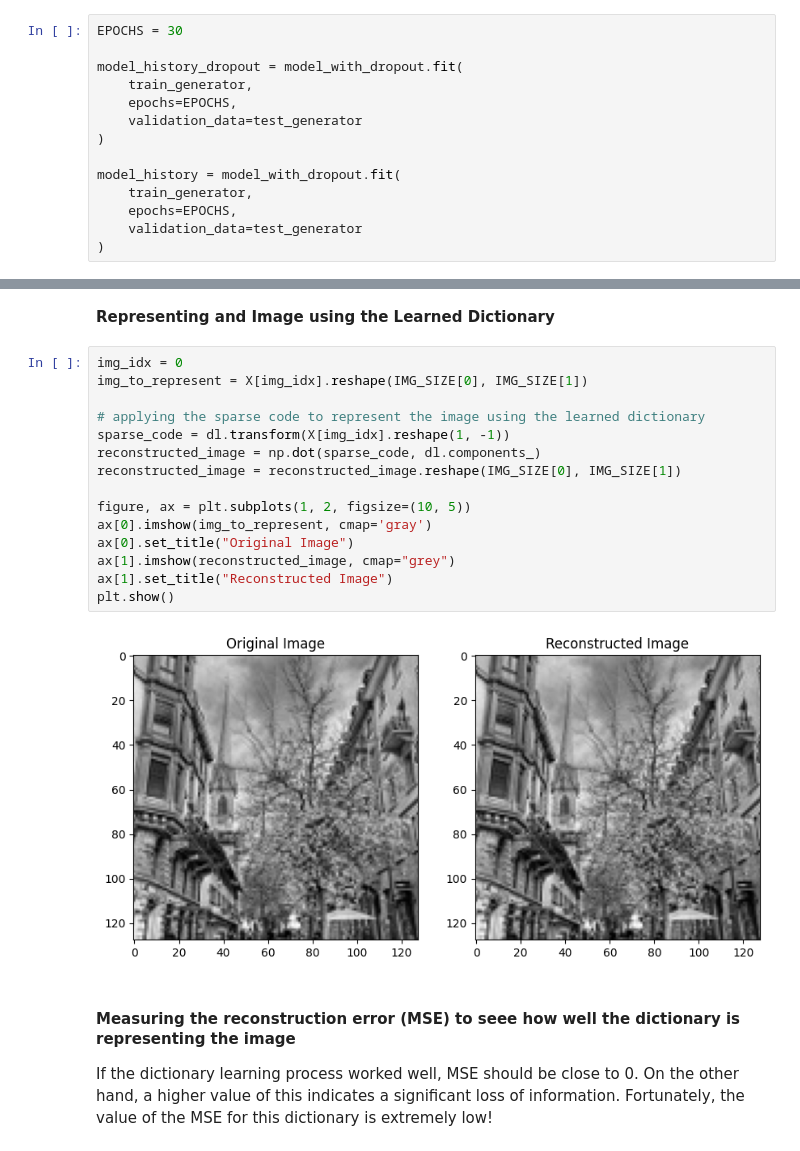
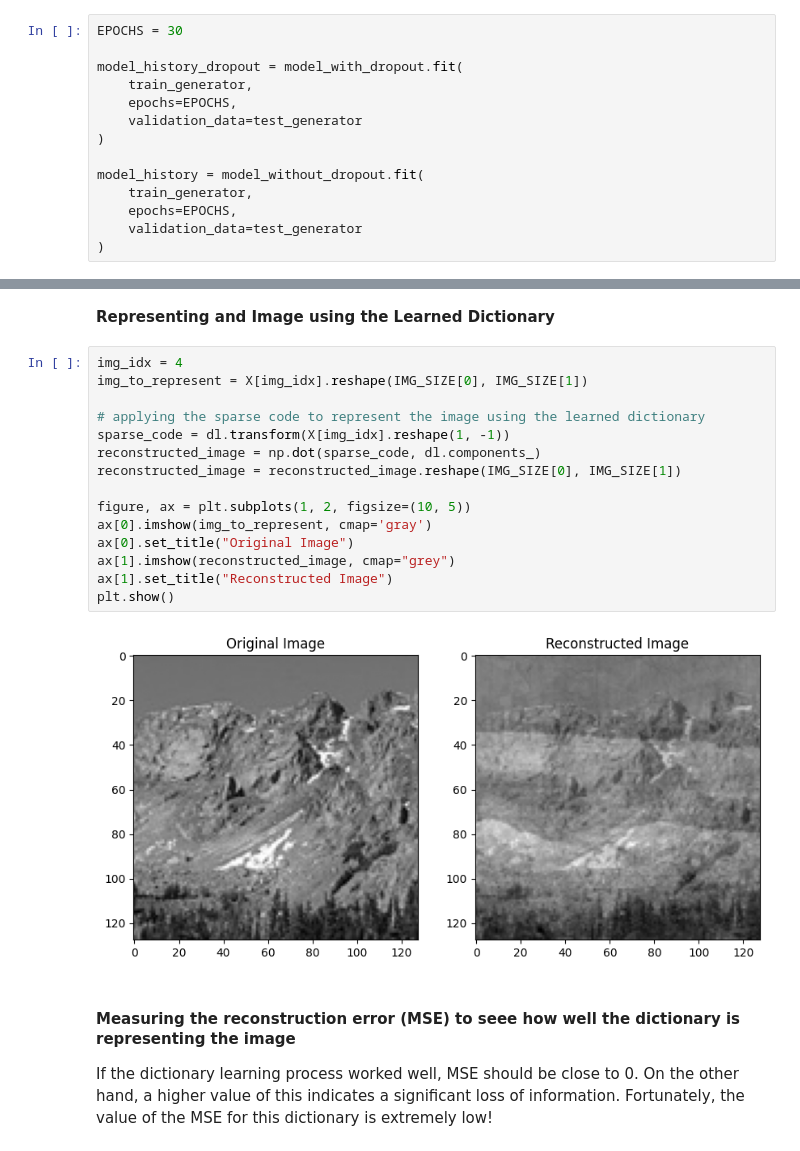
Before and after one commit to kebtes/iCog-Task, a Jupyter notebook: sparsity_task/main.ipynb, the cells around one changed output, grey strips where cells are left out. Cells and saved outputs as stored; diff of their text form.

```diff
--- a/sparsity_task/main.ipynb
+++ b/sparsity_task/main.ipynb
@@ -121,7 +121,7 @@ model_history_dropout = model_with_dropout.fit(
     validation_data=test_generator
 )
 
-model_history = model_with_dropout.fit(
+model_history = model_without_dropout.fit(
     train_generator,
     epochs=EPOCHS,
     validation_data=test_generator
@@ -278,22 +278,22 @@ plt.show()
 # %% [markdown]
 **Representing and Image using the Learned Dictionary**
 # %%
-img_idx = 0
+img_idx = 4
 img_to_represent = X[img_idx].reshape(IMG_SIZE[0], IMG_SIZE[1])
 
 # applying the sparse code to represent the image using the learned dictionary
 sparse_code = dl.transform(X[img_idx].reshape(1, -1))
 reconstructed_image = np.dot(sparse_code, dl.components_)
 reconstructed_image = reconstructed_image.reshape(IMG_SIZE[0], IMG_SIZE[1])
 
 figure, ax = plt.subplots(1, 2, figsize=(10, 5))
 ax[0].imshow(img_to_represent, cmap='gray')
 ax[0].set_title("Original Image")
 ax[1].imshow(reconstructed_image, cmap="grey")
 ax[1].set_title("Reconstructed Image")
 plt.show()
 # %% [output]
-[figure, old version]
+[figure, new version]
 # %% [markdown]
 #### **Measuring the reconstruction error (MSE) to seee how well the dictionary is representing the image**
 If the dictionary learning process worked well, MSE should be close to 0. On the other hand, a higher value of this indicates a significant loss of information.
```
Also changed, not shown: parts of 5 cells of this notebook.
